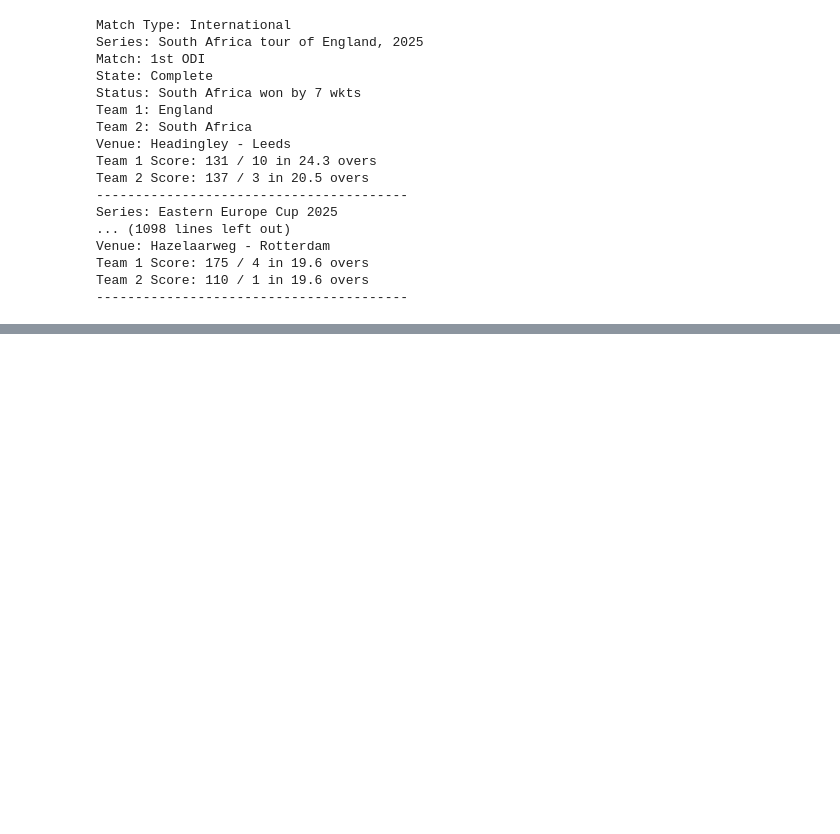
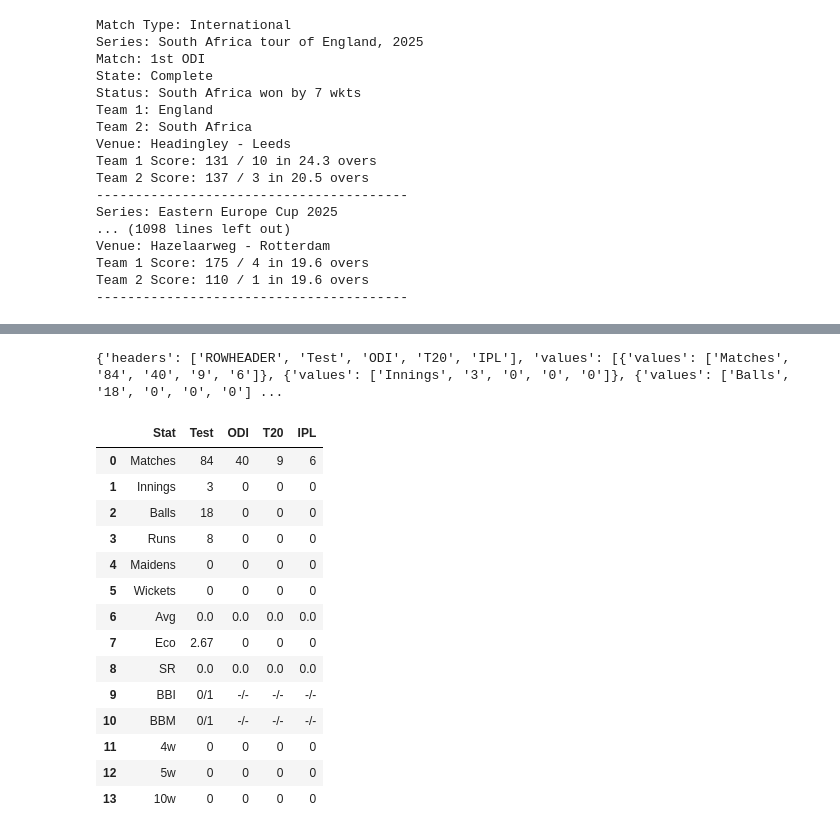
Before and after one commit to irfanhameedofficial-png/cricbuzz_livestats, a Jupyter notebook: test.ipynb, the cells around one changed output, grey strips where cells are left out. Saved outputs shown, nothing was run; the diff lists cells and outputs as text; code cells hidden in the pictures; blank space fills up the shorter version.

```diff
--- a/test.ipynb
+++ b/test.ipynb
@@ -168,0 +417,41 @@ Team 2 Score: 110 / 1 in 19.6 overs
+# %%
+import requests
+import pandas as pd
+s = 6635
+#url = "https://cricbuzz-cricket.p.rapidapi.com/stats/v1/player/8733/bowling"
+url = f"https://cricbuzz-cricket.p.rapidapi.com/stats/v1/player/{s}/bowling"
+
+headers = {
+	"x-rapidapi-key": "4879a17e0cmsh37b379d4ab14552p161d4djsncf56613e28e8",
+	"x-rapidapi-host": "cricbuzz-cricket.p.rapidapi.com"
+}
+
+response = requests.get(url, headers=headers)
+
+print(response.json())
+# %% [output]
+{'headers': ['ROWHEADER', 'Test', 'ODI', 'T20', 'IPL'], 'values': [{'values': ['Matches', '84', '40', '9', '6']}, {'values': ['Innings', '3', '0', '0', '0']}, {'values': ['Balls', '18', '0', '0', '0'] ...
+# %%
+data = response.json()
+headers = data['headers']
+row = [item['values'] for item in data["values"]]
+
+df = pd.DataFrame(row, columns=headers)
+df = df.rename(columns={"ROWHEADER": "Stat"})
+df
+# %% [output]
+|  | Stat | Test | ODI | T20 | IPL |
+| 0 | Matches | 84 | 40 | 9 | 6 |
+| 1 | Innings | 3 | 0 | 0 | 0 |
+| 2 | Balls | 18 | 0 | 0 | 0 |
+| 3 | Runs | 8 | 0 | 0 | 0 |
+| 4 | Maidens | 0 | 0 | 0 | 0 |
+| 5 | Wickets | 0 | 0 | 0 | 0 |
+| 6 | Avg | 0.0 | 0.0 | 0.0 | 0.0 |
+| 7 | Eco | 2.67 | 0 | 0 | 0 |
+| 8 | SR | 0.0 | 0.0 | 0.0 | 0.0 |
+| 9 | BBI | 0/1 | -/- | -/- | -/- |
+| 10 | BBM | 0/1 | -/- | -/- | -/- |
+| 11 | 4w | 0 | 0 | 0 | 0 |
+| 12 | 5w | 0 | 0 | 0 | 0 |
+| 13 | 10w | 0 | 0 | 0 | 0 |
```
Also changed, not shown: parts of 13 cells of this notebook.
